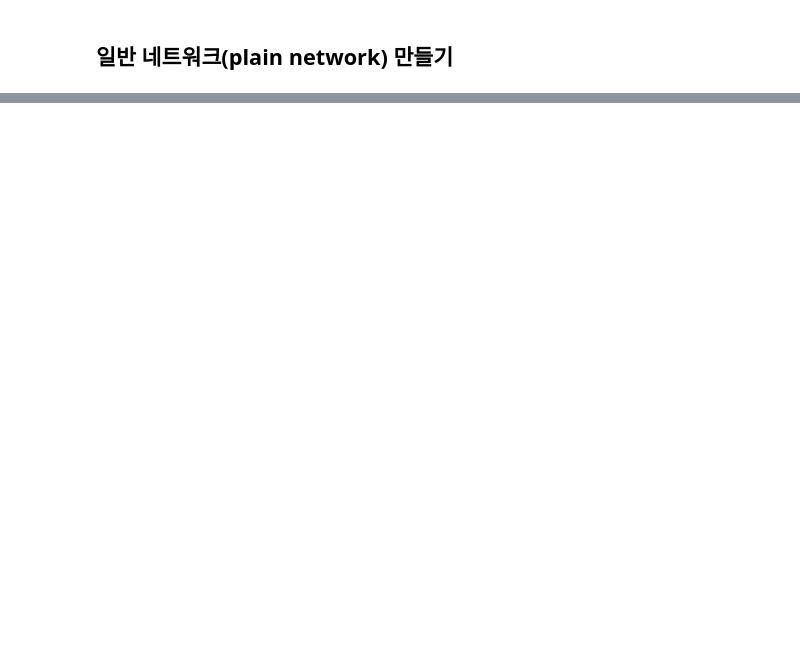
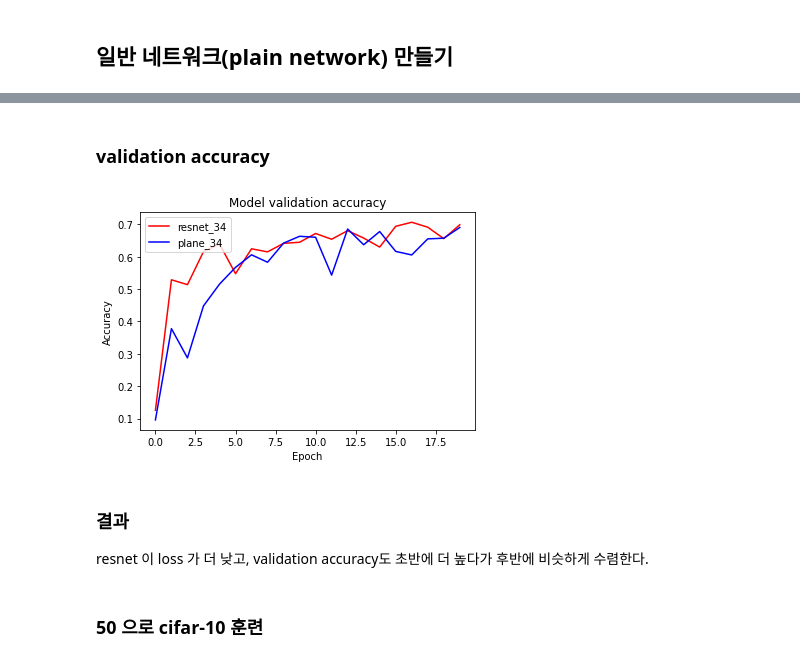
Before and after one commit to bluecandle/2020_AIFFEL, a Jupyter notebook: daily_notes/going_deeper_codes/GD1_code/GD1.ipynb, the cells around one changed output, grey strips where cells are left out. Drawn from its saved outputs; the diff is of its cells as text; code cells hidden in the pictures; blank space fills up the shorter version.

```diff
--- a/daily_notes/going_deeper_codes/GD1_code/GD1.ipynb
+++ b/daily_notes/going_deeper_codes/GD1_code/GD1.ipynb
@@ -223,0 +528,18 @@ ValueError: Operands could not be broadcast together with shapes (3, 3, 64) (7,
+# %% [markdown]
+### validation accuracy
+# %%
+plt.plot(histort_resnet_34_cifar10.history['val_accuracy'], 'r')
+plt.plot(histort_plane_34_cifar10.history['val_accuracy'], 'b')
+plt.title('Model validation accuracy')
+plt.ylabel('Accuracy')
+plt.xlabel('Epoch')
+plt.legend(['resnet_34', 'plane_34'], loc='upper left')
+plt.show()
+# %% [output]
+[figure, added]
+# %% [markdown]
+### 결과
+
+resnet 이 loss 가 더 낮고, validation accuracy도 초반에 더 높다가 후반에 비슷하게 수렴한다.
+# %% [markdown]
+### 50 으로 cifar-10 훈련
```
Also changed, not shown: parts of 54 cells of this notebook, 1 other file.
